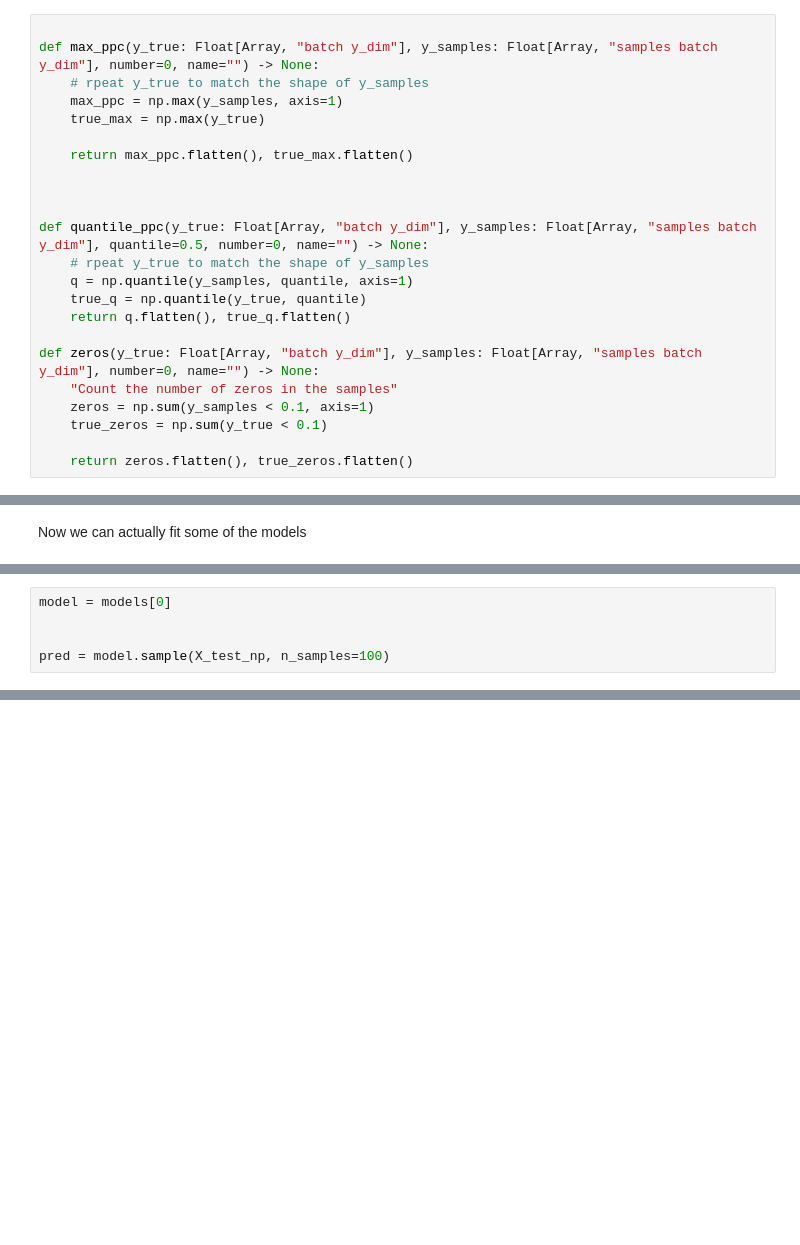
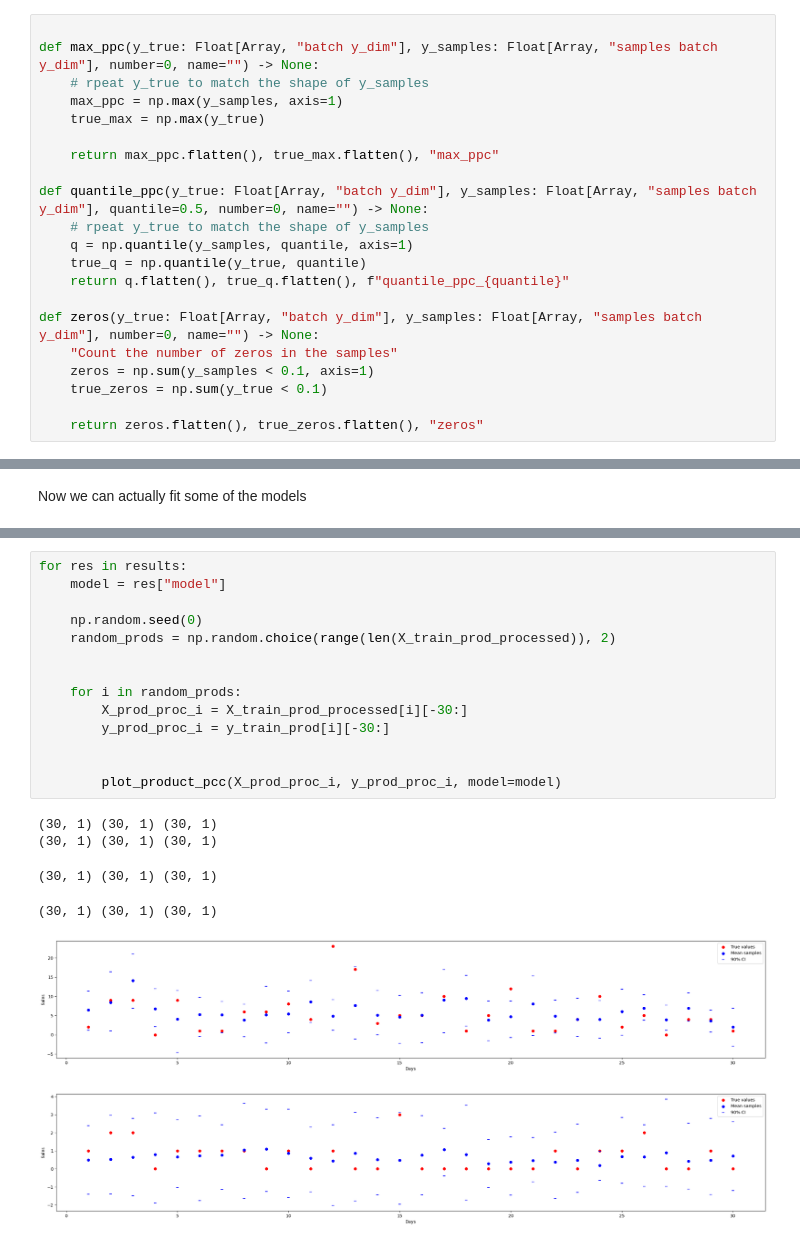
Before and after one commit to blei-lab/treeffuser, a Jupyter notebook: testbed/notebooks/m5-ppc-notebook.ipynb, the cells around one changed output, grey strips where cells are left out. Drawn from its saved outputs; the diff is of its cells as text; blank space fills up the shorter version.

```diff
--- a/testbed/notebooks/m5-ppc-notebook.ipynb
+++ b/testbed/notebooks/m5-ppc-notebook.ipynb
@@ -290,22 +303,20 @@ def max_ppc(y_true: Float[Array, "batch y_dim"], y_samples: Float[Array, "sample
     max_ppc = np.max(y_samples, axis=1)
     true_max = np.max(y_true)
 
-    return max_ppc.flatten(), true_max.flatten()
-
-
+    return max_ppc.flatten(), true_max.flatten(), "max_ppc"
 
 def quantile_ppc(y_true: Float[Array, "batch y_dim"], y_samples: Float[Array, "samples batch y_dim"], quantile=0.5, number=0, name="") -> None:
     # rpeat y_true to match the shape of y_samples
     q = np.quantile(y_samples, quantile, axis=1)
     true_q = np.quantile(y_true, quantile)
-    return q.flatten(), true_q.flatten()
+    return q.flatten(), true_q.flatten(), f"quantile_ppc_{quantile}"
 
 def zeros(y_true: Float[Array, "batch y_dim"], y_samples: Float[Array, "samples batch y_dim"], number=0, name="") -> None:
     "Count the number of zeros in the samples"
     zeros = np.sum(y_samples < 0.1, axis=1)
     true_zeros = np.sum(y_true < 0.1)
 
-    return zeros.flatten(), true_zeros.flatten()
+    return zeros.flatten(), true_zeros.flatten(), "zeros"
 # %%
 def plot_ppcs(y_true: Float[Array, "batch y_dim"], y_samples: Float[Array, "samples batch y_dim"], ppcs: List[Callable],
               number=0, name="") -> None:
@@ -398,5 +457,0 @@ number 1
-# %%
-model = models[0]
-
-
-pred = model.sample(X_test_np, n_samples=100)
@@ -475,0 +483,21 @@ np.std(y_train_np)
+# %%
+for res in results:
+    model = res["model"]
+
+    np.random.seed(0)
+    random_prods = np.random.choice(range(len(X_train_prod_processed)), 2)
+
+
+    for i in random_prods:
+        X_prod_proc_i = X_train_prod_processed[i][-30:]
+        y_prod_proc_i = y_train_prod[i][-30:]
+
+
+        plot_product_pcc(X_prod_proc_i, y_prod_proc_i, model=model)
+# %% [output]
+(30, 1) (30, 1) (30, 1)
+(30, 1) (30, 1) (30, 1)
+(30, 1) (30, 1) (30, 1)
+(30, 1) (30, 1) (30, 1)
+[figure, added]
+[figure, added]
```
Also changed, not shown: parts of 35 cells of this notebook, 2 other files.
